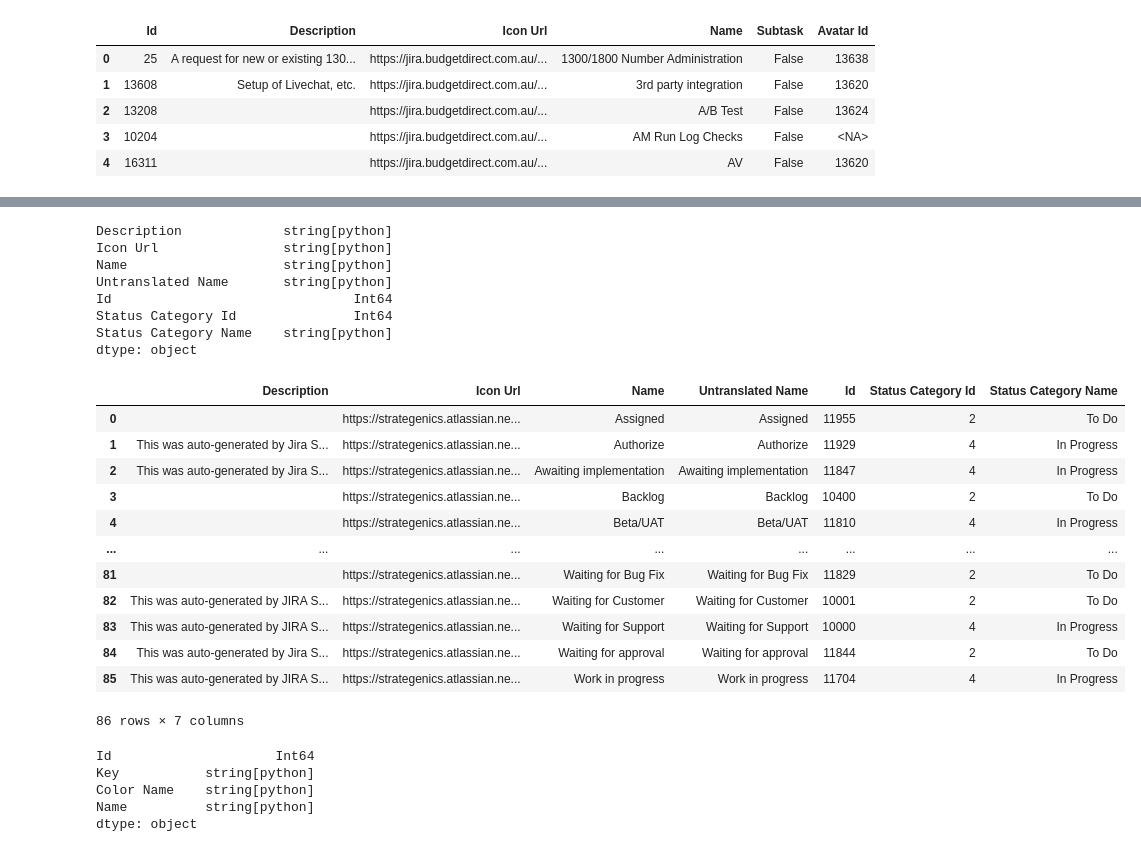
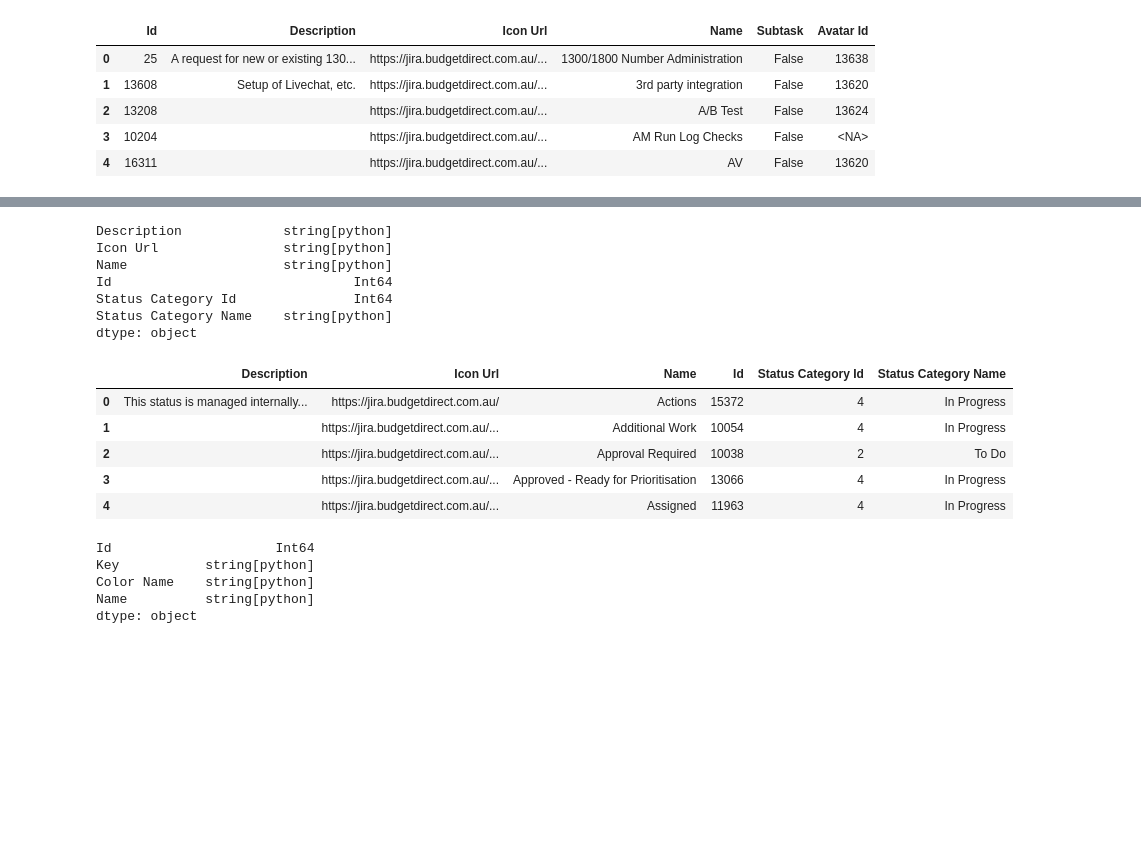
Before and after one commit to 7ft10/JiraExporter, a Jupyter notebook: DataFlows - Server/Jira_Foundation.ipynb, the cells around one changed output, grey strips where cells are left out. Cells and saved outputs as stored; diff of their text form; code cells hidden in the pictures; blank space fills up the shorter version.

```diff
--- a/DataFlows - Server/Jira_Foundation.ipynb
+++ b/DataFlows - Server/Jira_Foundation.ipynb
@@ -41,17 +41,27 @@ if importlib.util.find_spec("google.colab") is not None: ## if using google cola
         except:
             pass
 
-dotenv.load_dotenv('.env')
+try:
+    load_dotenv('.env')
 
-Host = os.getenv('SECRETS_HOST')
-Username = os.getenv('SECRETS_USERNAME')
-Password = os.getenv('SECRETS_PASSWORD')
-ValidProjectCategories = ["'Portfolio'"]
+    Host = os.getenv('SECRETS_HOST')
+    Username = os.getenv('SECRETS_USERNAME')
+    Password = os.getenv('SECRETS_PASSWORD')
+except:
+    pass
 
-if Host is None:
-    raise Exception("Secrets not found")
+if Host is None or Host == "":
+    Host = input("Enter Host")
+
+if Username is None or Username == "":
+    Username = input("Enter Username")
+
+if Password is None or Password == "":
+    Password = input("Enter Password")
 
 display("Host: " + Host)
+
+ValidProjectCategories = ["'Portfolio'"]
 display("ValidProjectCategories: " + ','.join(ValidProjectCategories))
 # %% [output]
 'Host: https://jira.budgetdirect.com.au/'
@@ -439,48 +463,40 @@ dtype: object
 # %%
 #! Status
 
 from IPython.display import display
 import requests
 
 def ApiCall(startAt) :
     url = "/rest/api/latest/status"
     headers = fnGetDefaultHeaders()
     params = {}
     response = requests.get(Host + url, headers = headers, params = params, verify=False)
     return response.json()
 
 df = fnAPI(ApiCall)
-df = df.drop(["self", "scope"], axis=1)
+df = df.drop(["self"], axis=1)
 df = df.expand("statusCategory", ["id", "name"])
 
 df = df.sentence_case_columns().convert_dtypes().infer_objects().reset_index(drop=True)
 df["Id"] = df["Id"].astype('Int64')
 df = df.sort_values('Name').reset_index(drop=True)
 
 display(df.dtypes)
 display(df.head())
 # %% [output]
 Description             string[python]
 Icon Url                string[python]
 Name                    string[python]
-Untranslated Name       string[python]
 Id                               Int64
 Status Category Id               Int64
 Status Category Name    string[python]
 dtype: object
-|  | Description | Icon Url | Name | Untranslated Name | Id | Status Category Id | Status Category Name |
-| 0 |  | https://strategenics.atlassian.ne... | Assigned | Assigned | 11955 | 2 | To Do |
-| 1 | This was auto-generated by Jira S... | https://strategenics.atlassian.ne... | Authorize | Authorize | 11929 | 4 | In Progress |
-| 2 | This was auto-generated by Jira S... | https://strategenics.atlassian.ne... | Awaiting implementation | Awaiting implementation | 11847 | 4 | In Progress |
-| 3 |  | https://strategenics.atlassian.ne... | Backlog | Backlog | 10400 | 2 | To Do |
-| 4 |  | https://strategenics.atlassian.ne... | Beta/UAT | Beta/UAT | 11810 | 4 | In Progress |
-| ... | ... | ... | ... | ... | ... | ... | ... |
-| 81 |  | https://strategenics.atlassian.ne... | Waiting for Bug Fix | Waiting for Bug Fix | 11829 | 2 | To Do |
-| 82 | This was auto-generated by JIRA S... | https://strategenics.atlassian.ne... | Waiting for Customer | Waiting for Customer | 10001 | 2 | To Do |
-| 83 | This was auto-generated by JIRA S... | https://strategenics.atlassian.ne... | Waiting for Support | Waiting for Support | 10000 | 4 | In Progress |
-| 84 | This was auto-generated by Jira S... | https://strategenics.atlassian.ne... | Waiting for approval | Waiting for approval | 11844 | 2 | To Do |
-| 85 | This was auto-generated by JIRA S... | https://strategenics.atlassian.ne... | Work in progress | Work in progress | 11704 | 4 | In Progress |
+|  | Description | Icon Url | Name | Id | Status Category Id | Status Category Name |
+| 0 | This status is managed internally... | https://jira.budgetdirect.com.au/ | Actions | 15372 | 4 | In Progress |
+| 1 |  | https://jira.budgetdirect.com.au/... | Additional Work | 10054 | 4 | In Progress |
+| 2 |  | https://jira.budgetdirect.com.au/... | Approval Required | 10038 | 2 | To Do |
+| 3 |  | https://jira.budgetdirect.com.au/... | Approved - Ready for Prioritisation | 13066 | 4 | In Progress |
+| 4 |  | https://jira.budgetdirect.com.au/... | Assigned | 11963 | 4 | In Progress |
-86 rows × 7 columns
 # %%
 # Status Categories
 
```
Also changed, not shown: parts of 3 cells of this notebook, 8 other files.
